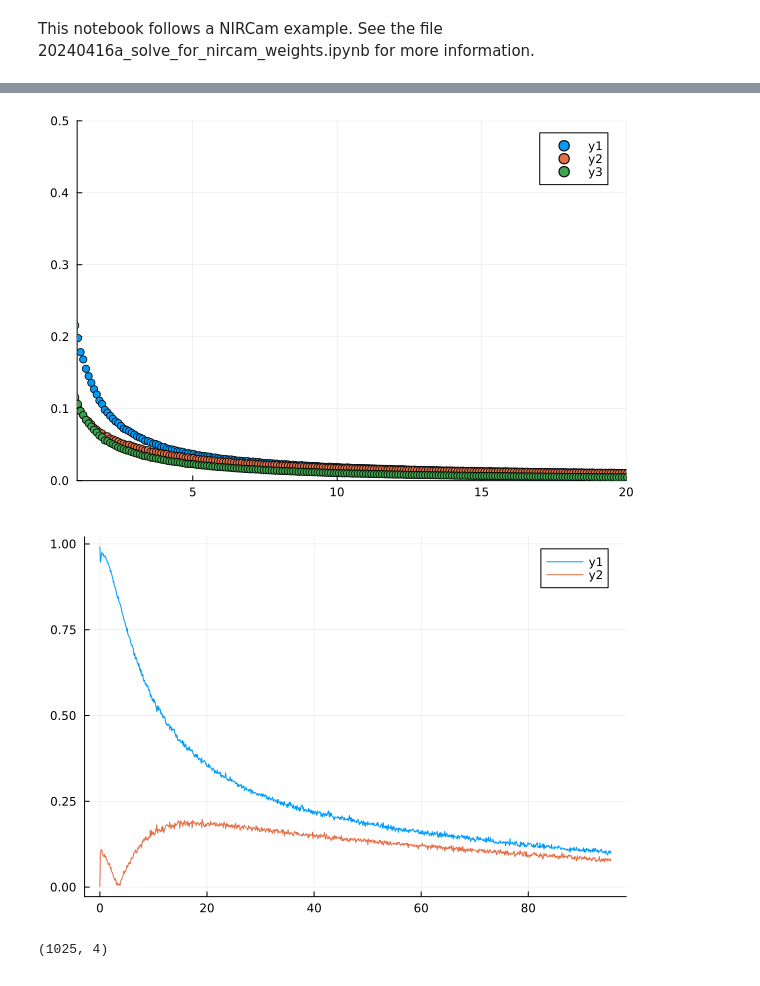
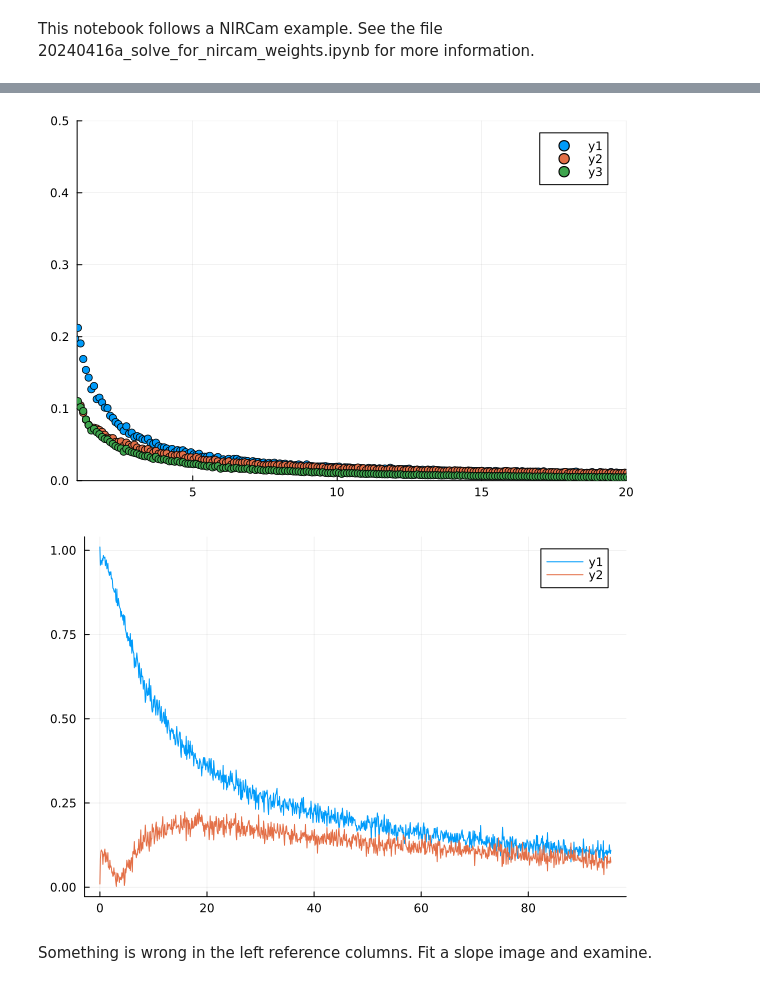
Before and after one commit to BJRauscher/SIRS, a Jupyter notebook: Notebooks/20240430a_solve_for_niriss_weights.ipynb, the cells around one changed output, grey strips where cells are left out. Drawn from its saved outputs; the diff is of its cells as text; code cells hidden in the pictures.

```diff
--- a/Notebooks/20240430a_solve_for_niriss_weights.ipynb
+++ b/Notebooks/20240430a_solve_for_niriss_weights.ipynb
@@ -2,7 +2,7 @@
 This notebook follows a NIRCam example. See the file 20240416a_solve_for_nircam_weights.ipynb for more information.
 # %%
 # Standard packages
-using Revise, Glob, FITSIO, HDF5, Plots, FFTW, Statistics
+using Revise, Glob, FITSIO, HDF5, Plots, FFTW, Statistics, RomanST, CUDA
 
 # Load SIRS
 using SIRS
@@ -10,7 +10,7 @@ using SIRS
 # Definitions. I am working on the National Center for Climate Simulation (NCCS)
 # high performance Prism cluster.
 prog_id = "01497"                         # The input data are from this Program ID
-datdir = "/lscratch/brausche"             # Stage data to Prism's high speed disks
+datdir = "/lscratch/brausche/IRS"         # Stage data to Prism's high speed disks
 outdir = "/explore/nobackup/people/brausche"*
                 "/data/JWST/Library/SIRS" # Write results here
 nint = 2                                  # Number of integrations per exposure
@@ -25,9 +27,9 @@ F = CRFix(nframe);
 files = glob("*_nis_*.fits", datdir);
 # %%
 # Do it
-f, γ, ζ, ps_𝓵, ps_𝓻, ps_𝓷 = nircam_sirs_solve(F, nz, files)
+f, γ, ζ, ps_𝓵, ps_𝓻, ps_𝓷 = nircam_sirs_solve(F, nz, [files[4],])
 
 # Save
-SIRS.h5write(prog_id, Float32.(f), γ, ζ, ps_𝓵, ps_𝓻, ps_𝓷,
+SIRS.h5write(prog_id, Float32.(f), [γ,], [ζ,], [ps_𝓵,], [ps_𝓻,], [ps_𝓷,],
                 ["nis",], outdir*"/20240430_sirs_niriss.h5")
 # %% [output]
@@ -55,13 +45,11 @@ scatter!(x[2:end], ps_𝓻[2:end])
 scatter!(x[2:end], mean(ps_𝓷[2:end,:], dims=2))
 scatter!(xlim=[1,20], ylim=(0,.5))
 # %% [output]
-[figure, old version]
+[figure, new version]
 # %%
 op = 1
-plot(x,[abs.(γ[:,op]),abs.(ζ[:,op])])
+plot(x[1:end],[abs.(γ[1:end,op]),abs.(ζ[1:end,op])])
 # %% [output]
-[figure, old version]
+[figure, new version]
-# %%
-size(ζ)
-# %% [output]
-(1025, 4)
+# %% [markdown]
+Something is wrong in the left reference columns. Fit a slope image and examine.
```
Also changed, not shown: parts of 6 cells of this notebook, 3 other files.
